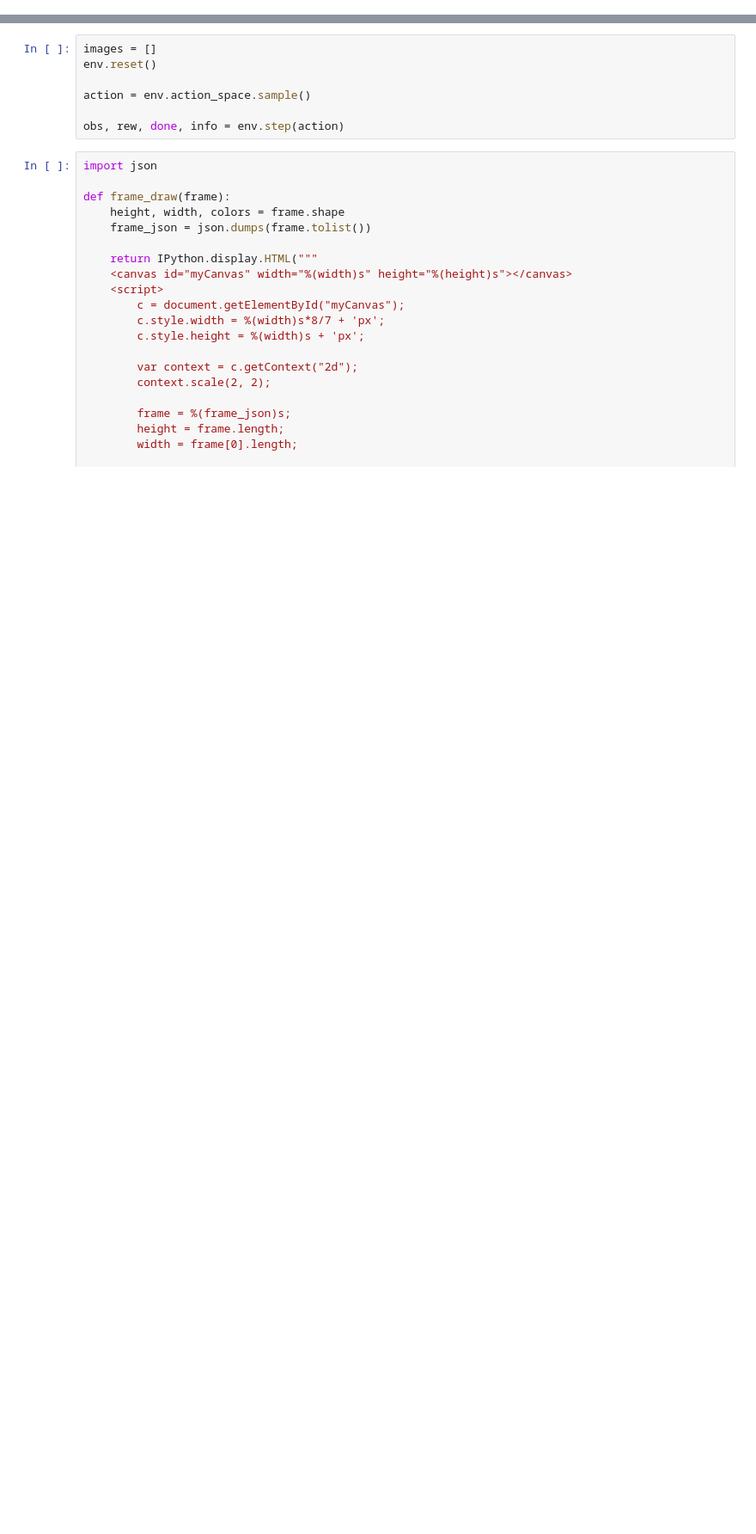
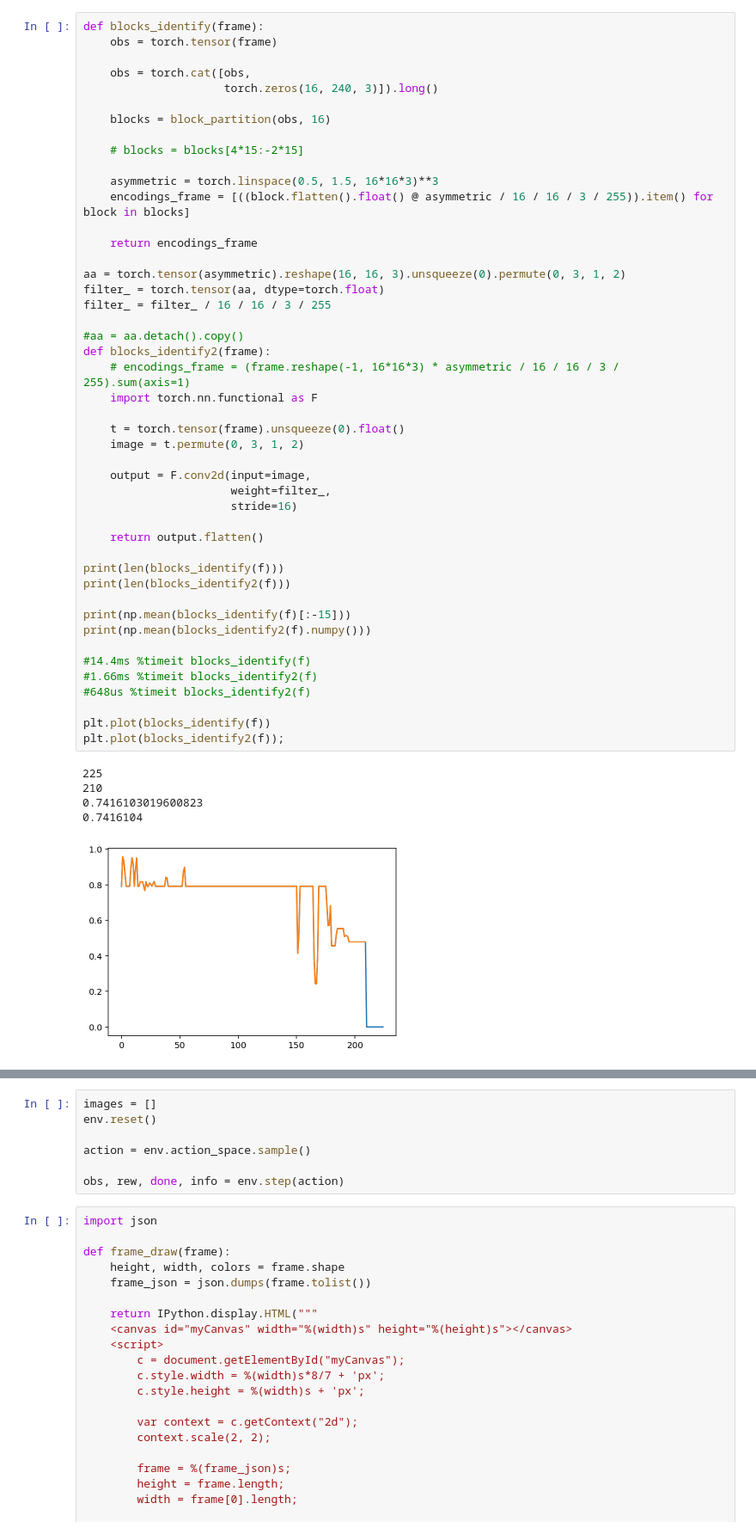
Before and after one commit to freshwater/FORWARD, a Jupyter notebook: working.ipynb, the cells around one changed output, grey strips where cells are left out. Shown at 86% size. Saved outputs shown, nothing was run; the diff lists cells and outputs as text; blank space fills up the shorter version.

```diff
--- a/working.ipynb
+++ b/working.ipynb
@@ -16,0 +249,52 @@ def environment_make():
+# %%
+def blocks_identify(frame):
+    obs = torch.tensor(frame)
+
+    obs = torch.cat([obs,
+                     torch.zeros(16, 240, 3)]).long()
+
+    blocks = block_partition(obs, 16)
+
+    # blocks = blocks[4*15:-2*15]
+
+    asymmetric = torch.linspace(0.5, 1.5, 16*16*3)**3
+    encodings_frame = [((block.flatten().float() @ asymmetric / 16 / 16 / 3 / 255)).item() for block in blocks]
+
+    return encodings_frame
+
+aa = torch.tensor(asymmetric).reshape(16, 16, 3).unsqueeze(0).permute(0, 3, 1, 2)
+filter_ = torch.tensor(aa, dtype=torch.float)
+filter_ = filter_ / 16 / 16 / 3 / 255
+
+#aa = aa.detach().copy()
+def blocks_identify2(frame):
+    # encodings_frame = (frame.reshape(-1, 16*16*3) * asymmetric / 16 / 16 / 3 / 255).sum(axis=1)
+    import torch.nn.functional as F
+
+    t = torch.tensor(frame).unsqueeze(0).float()
+    image = t.permute(0, 3, 1, 2)
+
+    output = F.conv2d(input=image,
+                      weight=filter_,
+                      stride=16)
+
+    return output.flatten()
+
+print(len(blocks_identify(f)))
+print(len(blocks_identify2(f)))
+
+print(np.mean(blocks_identify(f)[:-15]))
+print(np.mean(blocks_identify2(f).numpy()))
+
+#14.4ms %timeit blocks_identify(f)
+#1.66ms %timeit blocks_identify2(f)
+#648us %timeit blocks_identify2(f)
+
+plt.plot(blocks_identify(f))
+plt.plot(blocks_identify2(f));
+# %% [output]
+225
+210
+0.7416103019600823
+0.7416104
+[figure, added]
```
Also changed, not shown: parts of 37 cells of this notebook, 1 other file.
